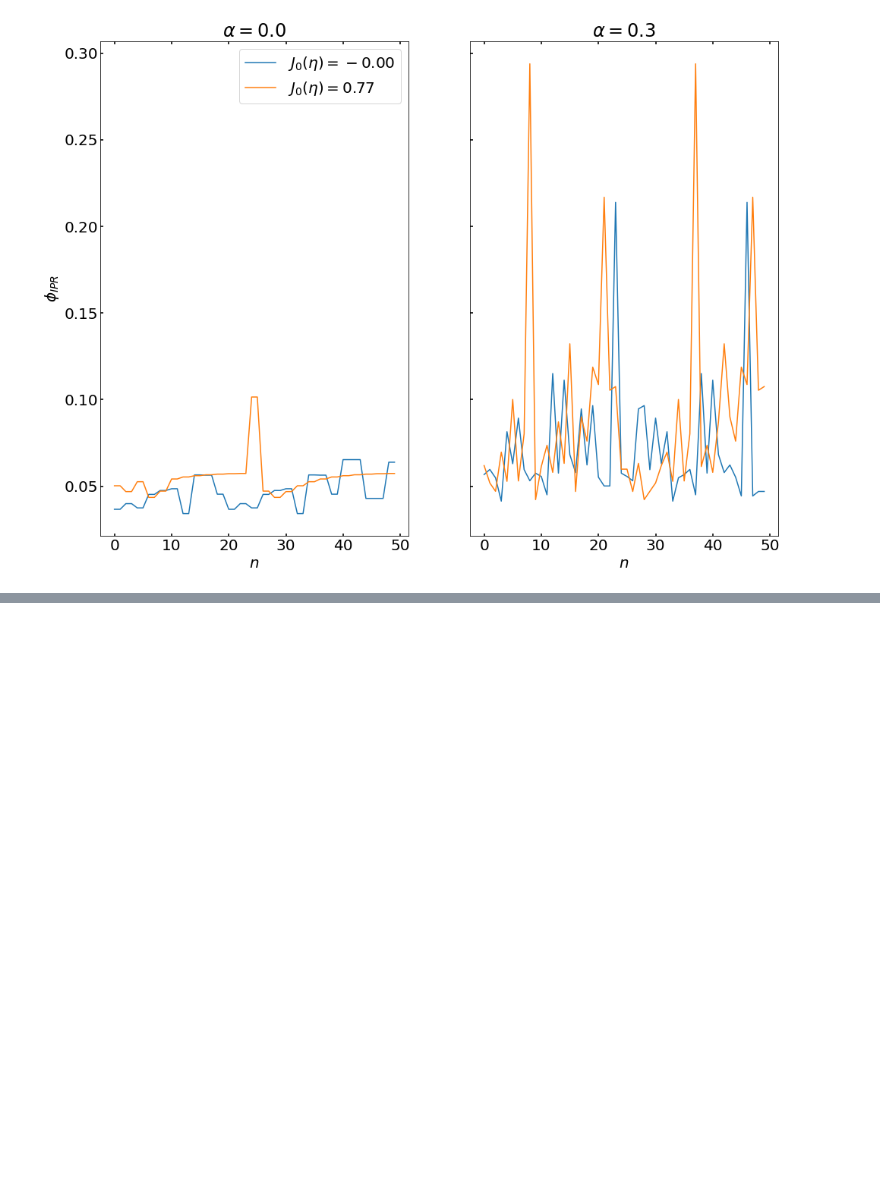
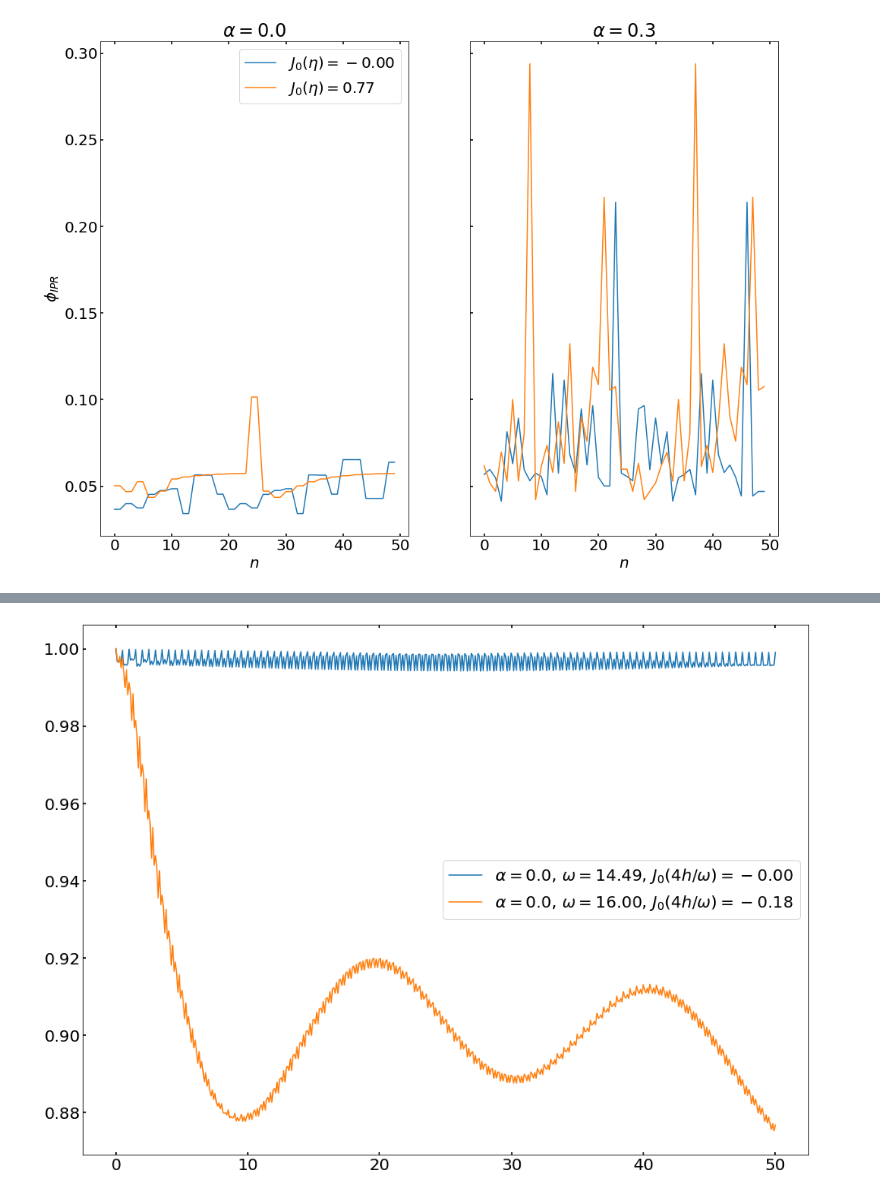
Before and after one commit to hariseldon99/periodic_lipkin, a Jupyter notebook: Disordered_ising.ipynb, the cells around one changed output, grey strips where cells are left out. Cells and saved outputs as stored; diff of their text form; code cells hidden in the pictures; blank space fills up the shorter version.

```diff
--- a/Disordered_ising.ipynb
+++ b/Disordered_ising.ipynb
@@ -192,0 +195,44 @@ plt.show()
+# %%
+from qutip import propagator
+import matplotlib.pyplot as plt
+from scipy.special import j0, jn_zeros
+plt.rcParams.update({
+    "figure.figsize": (16, 12),
+    "text.usetex": False,
+    "font.size": 20})
+
+N = 50
+
+h0 = 0
+h = 20.0
+alpha = 0.0
+
+etas = jn_zeros(0,4)
+eta = etas[1]
+w_frz = 4*h/eta
+
+w_nfrz = 0.8 * h
+
+#Qutip Solver Options
+opts = Options(nsteps=1e5, openmp_threads=1)
+params_frz = {'h0':h0, 'h': h, 'omega': w_frz, 'alpha': alpha, 'N':N}
+params_nfrz = {'h0':h0, 'h': h, 'omega': w_nfrz, 'alpha': alpha, 'N':N}
+
+for w in [w_frz, w_nfrz]:
+    p = {'h0':h0, 'h': h, 'omega': w, 'alpha': alpha, 'N':N}
+    H0, H1 = get_disorder_hamilts(p)
+    H = [Qobj(2*H0),[Qobj(2*H1),drive]]
+
+    h = p['h']
+    w = p['omega']
+    T = 2 * np.pi/w
+    n = 50
+    times = np.linspace(0,n*T, 500)
+
+    Ut = propagator(H, times, c_op_list=[], args=p, options=None, parallel=True)
+    G = [np.trace(U[0:N,0:N] @ U[0:N,0:N].T.conjugate())/N for U in Ut]
+    plt.plot(times/T, np.abs(G), label=r'$\alpha = {:1.1f}$, $\omega = {:1.2f}$, $J_0(4h/\omega)={:1.2f}$'.format(alpha, w, j0(4*h/w)))
+
+plt.legend()
+plt.show()
+# %% [output]
@@ -192,0 +241 @@ plt.show()
+[figure, added]
```
Also changed, not shown: parts of 3 cells of this notebook, 1 other file.
